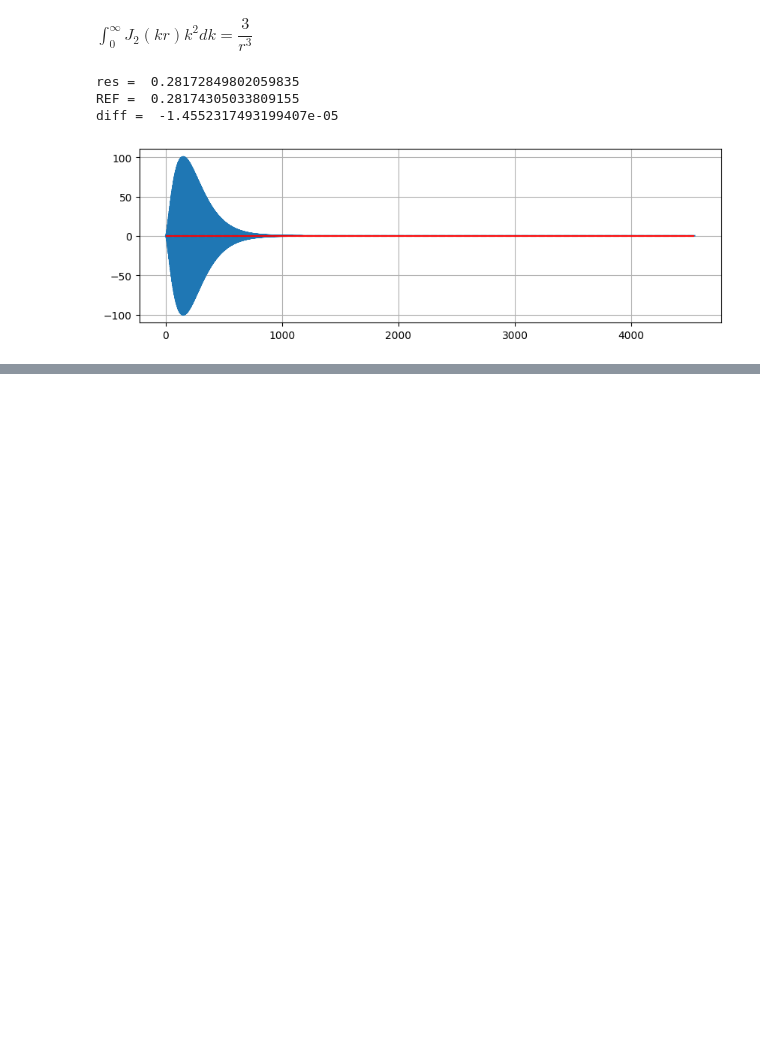
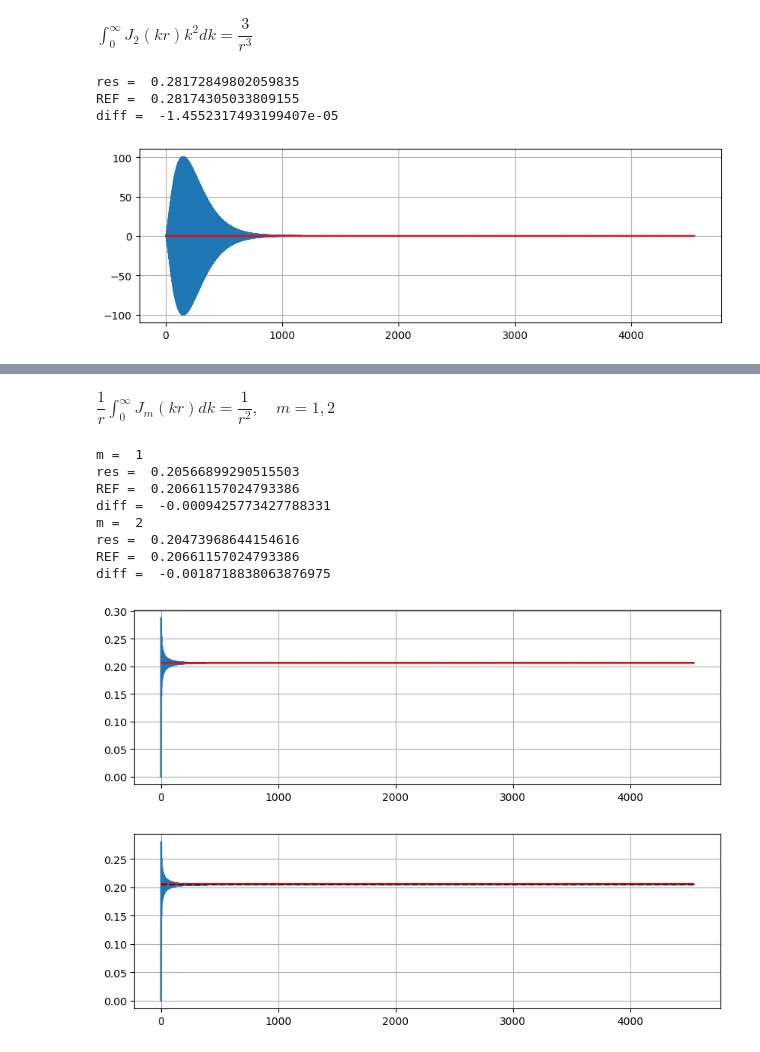
Before and after one commit to Dengda98/PyGRT, a Jupyter notebook: docs/source/Formula/k-integral/check_DCM_formula.ipynb, the cells around one changed output, grey strips where cells are left out. Drawn from its saved outputs; the diff is of its cells as text; code cells hidden in the pictures; blank space fills up the shorter version.

```diff
--- a/docs/source/Formula/k-integral/check_DCM_formula.ipynb
+++ b/docs/source/Formula/k-integral/check_DCM_formula.ipynb
@@ -207,0 +246,22 @@ diff =  -1.4552317493199407e-05
+# %% [markdown]
+$\dfrac{1}{r}\int_0^\infty J_m(kr) dk = \dfrac{1}{r^2}, \quad m=1,2$
+# %%
+for m in [1, 2]:
+    Jm = exp * jv(m, kr) / r
+    Pm = np.cumsum(Jm) * dk
+    res = Pm[-1]
+    REF = 1 / r**2
+
+    print("m = ", m)
+    plot_diff(res, REF, Pm)
+# %% [output]
+m =  1
+res =  0.20566899290515503
+REF =  0.20661157024793386
+diff =  -0.0009425773427788331
+m =  2
+res =  0.20473968644154616
+REF =  0.20661157024793386
+diff =  -0.0018718838063876975
+[figure, added]
+[figure, added]
```
Also changed, not shown: parts of 10 cells of this notebook, 4 other files.
